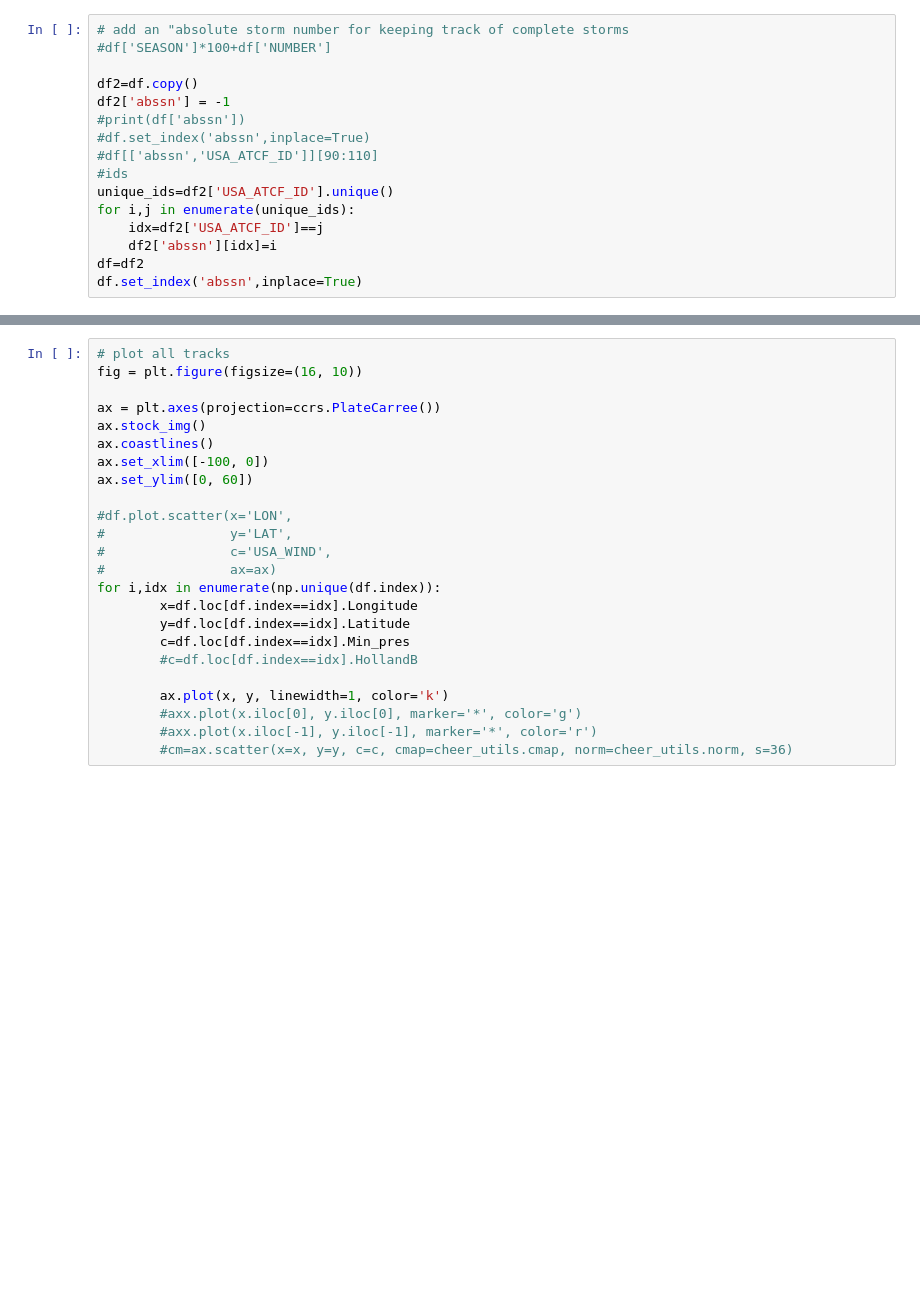
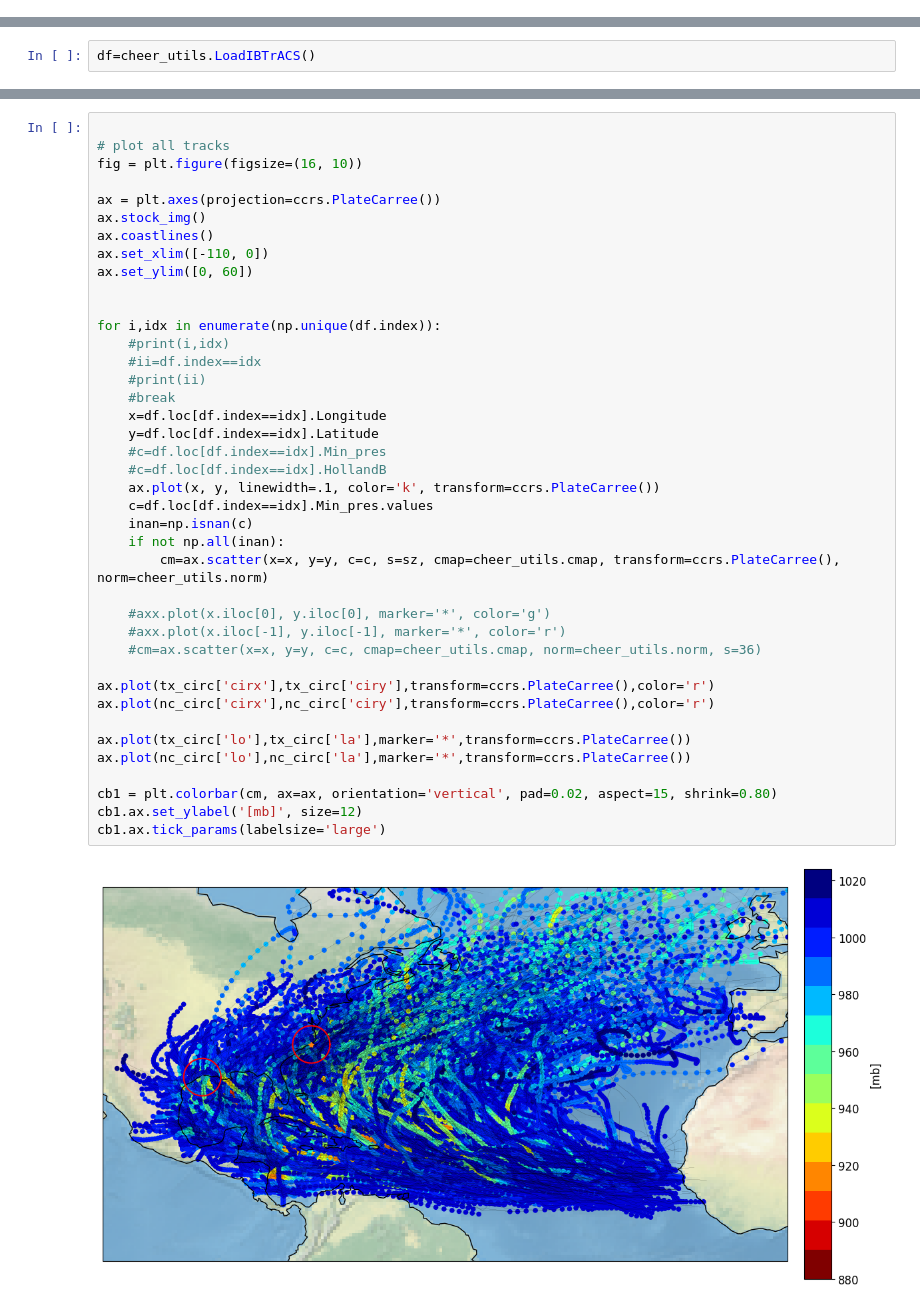
Before and after one commit to BrianOBlanton/CHEER-STORM, a Jupyter notebook: ibTrACS_processing.ipynb, the cells around one changed output, grey strips where cells are left out. Saved outputs shown, nothing was run; the diff lists cells and outputs as text; blank space fills up the shorter version.

```diff
--- a/ibTrACS_processing.ipynb
+++ b/ibTrACS_processing.ipynb
@@ -25,16 +0,0 @@ df['BASIN']='NA'
-# %%
-# add an "absolute storm number for keeping track of complete storms
-#df['SEASON']*100+df['NUMBER']
-
-df2=df.copy()
-df2['abssn'] = -1
-#print(df['abssn'])
-#df.set_index('abssn',inplace=True)
-#df[['abssn','USA_ATCF_ID']][90:110]
-#ids
-unique_ids=df2['USA_ATCF_ID'].unique()
-for i,j in enumerate(unique_ids):
-    idx=df2['USA_ATCF_ID']==j
-    df2['abssn'][idx]=i
-df=df2
-df.set_index('abssn',inplace=True)
@@ -40,0 +10,2 @@ df.set_index('abssn',inplace=True)
+# %%
+df=cheer_utils.LoadIBTrACS()
@@ -41,24 +74,42 @@ df.set_index('abssn',inplace=True)
 # %%
+
 # plot all tracks
 fig = plt.figure(figsize=(16, 10))
 
 ax = plt.axes(projection=ccrs.PlateCarree())
 ax.stock_img()
 ax.coastlines()
-ax.set_xlim([-100, 0])
+ax.set_xlim([-110, 0])
 ax.set_ylim([0, 60])
 
-#df.plot.scatter(x='LON',
-#                y='LAT',
-#                c='USA_WIND',
-#                ax=ax)
+
 for i,idx in enumerate(np.unique(df.index)):
-        x=df.loc[df.index==idx].Longitude
-        y=df.loc[df.index==idx].Latitude
-        c=df.loc[df.index==idx].Min_pres
-        #c=df.loc[df.index==idx].HollandB
+    #print(i,idx)
+    #ii=df.index==idx
+    #print(ii)
+    #break
+    x=df.loc[df.index==idx].Longitude
+    y=df.loc[df.index==idx].Latitude
+    #c=df.loc[df.index==idx].Min_pres
+    #c=df.loc[df.index==idx].HollandB
+    ax.plot(x, y, linewidth=.1, color='k', transform=ccrs.PlateCarree())
+    c=df.loc[df.index==idx].Min_pres.values
+    inan=np.isnan(c)
+    if not np.all(inan):
+        cm=ax.scatter(x=x, y=y, c=c, s=sz, cmap=cheer_utils.cmap, transform=ccrs.PlateCarree(), norm=cheer_utils.norm)
 
-        ax.plot(x, y, linewidth=1, color='k')
-        #axx.plot(x.iloc[0], y.iloc[0], marker='*', color='g')
-        #axx.plot(x.iloc[-1], y.iloc[-1], marker='*', color='r')
-        #cm=ax.scatter(x=x, y=y, c=c, cmap=cheer_utils.cmap, norm=cheer_utils.norm, s=36)
+    #axx.plot(x.iloc[0], y.iloc[0], marker='*', color='g')
+    #axx.plot(x.iloc[-1], y.iloc[-1], marker='*', color='r')
+    #cm=ax.scatter(x=x, y=y, c=c, cmap=cheer_utils.cmap, norm=cheer_utils.norm, s=36)
+
+ax.plot(tx_circ['cirx'],tx_circ['ciry'],transform=ccrs.PlateCarree(),color='r')
+ax.plot(nc_circ['cirx'],nc_circ['ciry'],transform=ccrs.PlateCarree(),color='r')
+
+ax.plot(tx_circ['lo'],tx_circ['la'],marker='*',transform=ccrs.PlateCarree())
+ax.plot(nc_circ['lo'],nc_circ['la'],marker='*',transform=ccrs.PlateCarree())
+
+cb1 = plt.colorbar(cm, ax=ax, orientation='vertical', pad=0.02, aspect=15, shrink=0.80)
+cb1.ax.set_ylabel('[mb]', size=12)
+cb1.ax.tick_params(labelsize='large')
+# %% [output]
+[figure, added]
```
Also changed, not shown: parts of 15 cells of this notebook, 3 other files.
